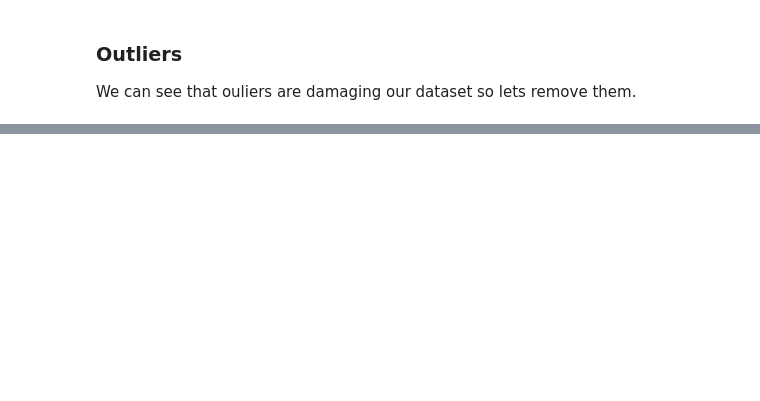
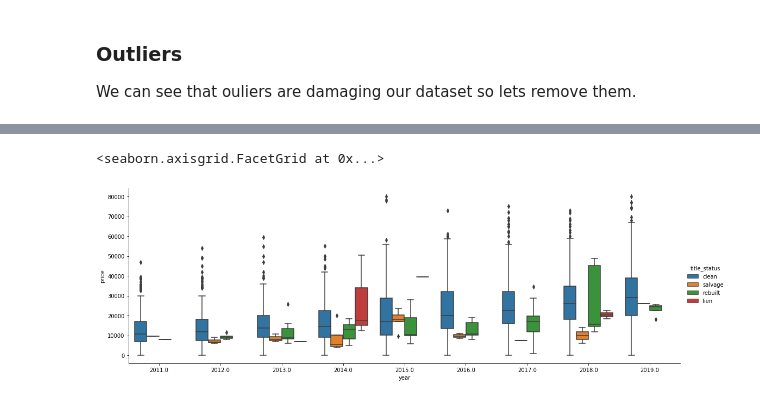
Before and after one commit to ryanirl/data-analysis-projects, a Jupyter notebook: craigslist_price_prediction/car_price_prediction.ipynb, the cells around one changed output, grey strips where cells are left out. Cells and saved outputs as stored; diff of their text form; code cells hidden in the pictures; blank space fills up the shorter version.

```diff
--- a/craigslist_price_prediction/car_price_prediction.ipynb
+++ b/craigslist_price_prediction/car_price_prediction.ipynb
@@ -143,0 +184,5 @@ sb.pairplot(removed_outliers, hue=None)
+# %%
+sb.catplot(x="year", y="price", hue="title_status", kind="box", data=filtered_year, height=5, aspect=3)
+# %% [output]
+<seaborn.axisgrid.FacetGrid at 0x...>
+[figure, added]
```
Also changed, not shown: parts of 16 cells of this notebook.
